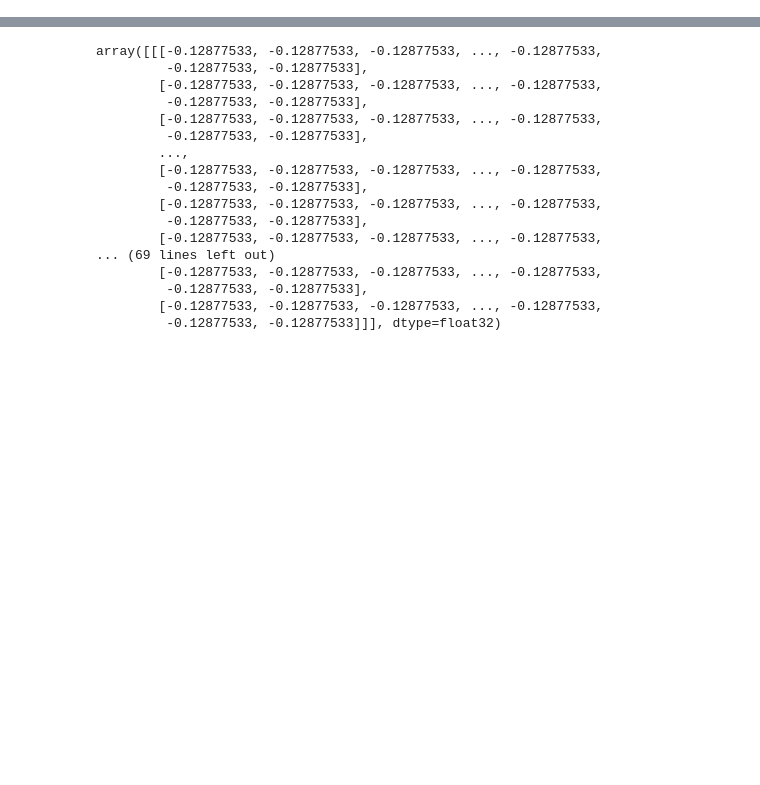
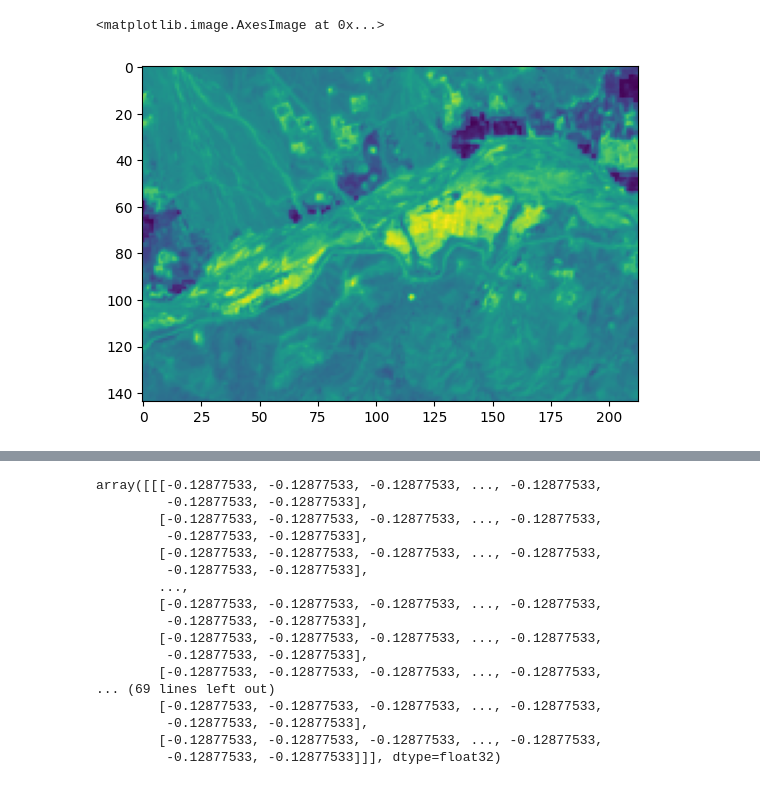
Before and after one commit to pgr-me/rasmussen-705.603, a Jupyter notebook: FinalProject/4-Detect change.ipynb, the cells around one changed output, grey strips where cells are left out. Cells and saved outputs as stored; diff of their text form; code cells hidden in the pictures; blank space fills up the shorter version.

```diff
--- a/FinalProject/4-Detect change.ipynb
+++ b/FinalProject/4-Detect change.ipynb
@@ -61,0 +117,5 @@ with rio.open(r"C:\Users\Peter\gh\rasmussen-705.603\data\FinalProject\interim\co
+# %%
+plt.imshow(encoded[-1, :, :, 0])
+# %% [output]
+<matplotlib.image.AxesImage at 0x...>
+[figure, added]
```
Also changed, not shown: parts of 28 cells of this notebook, 1 other file.
